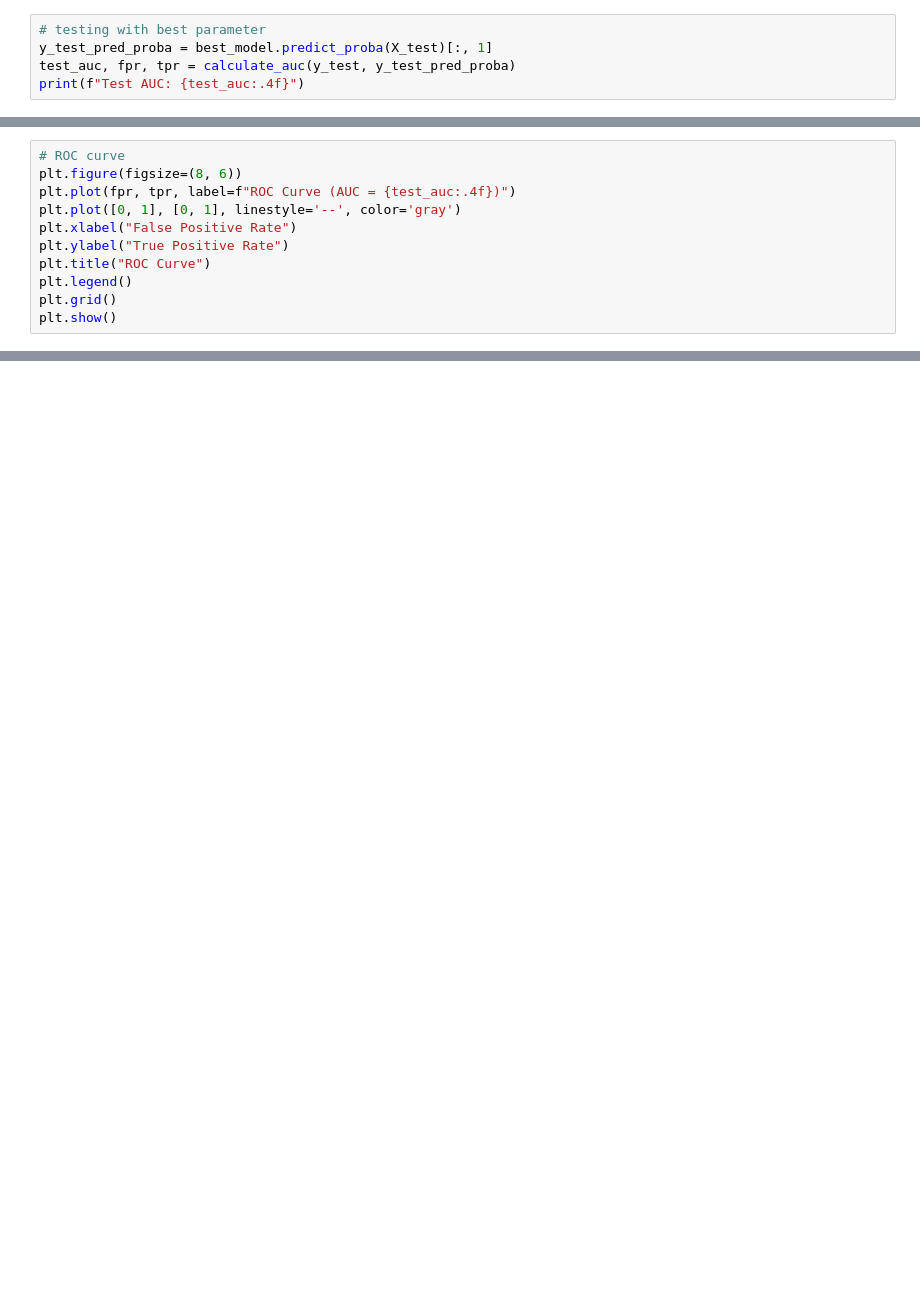
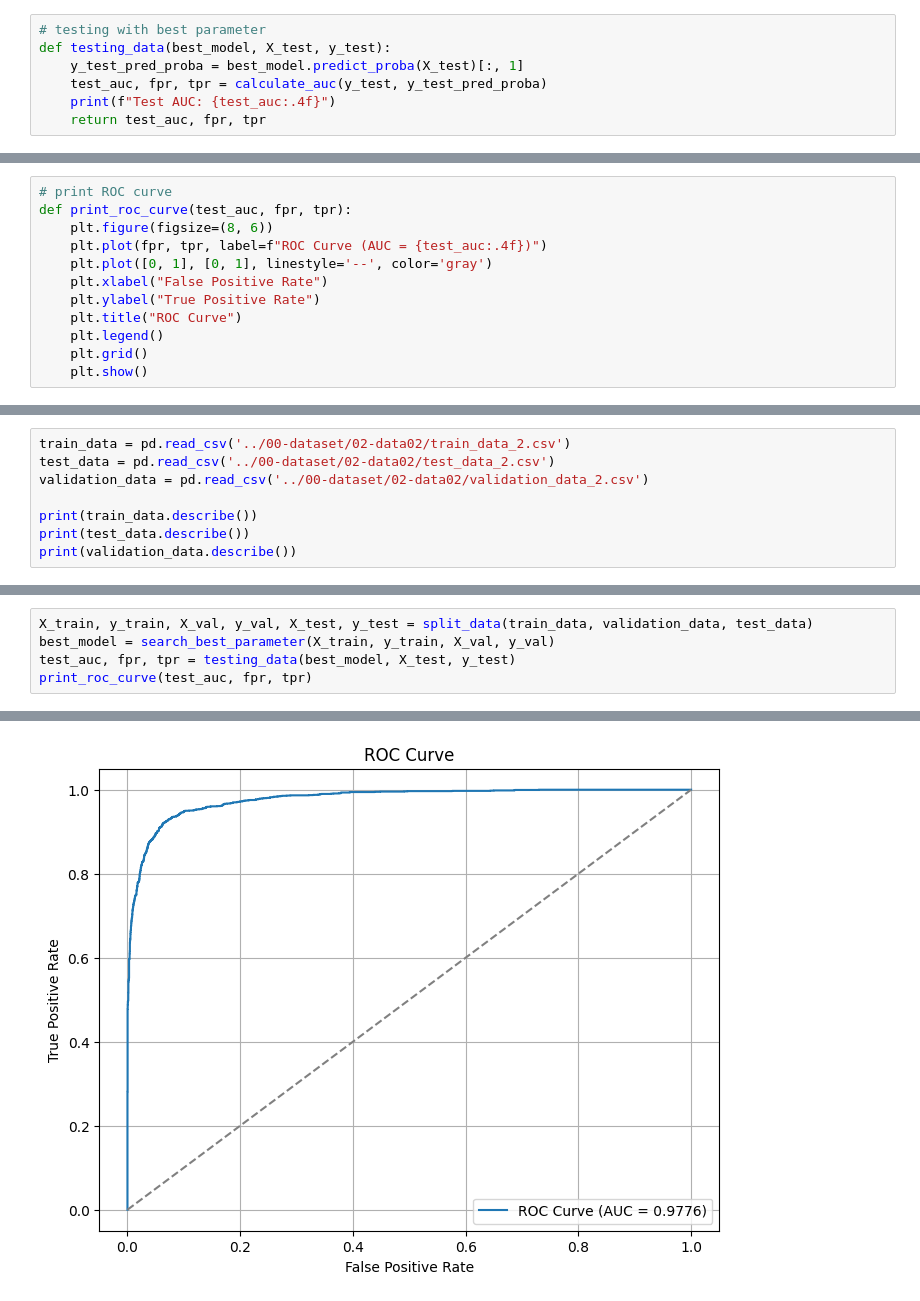
Before and after one commit to andykuo0956/005-ml-group-project, a Jupyter notebook: 02-model/001-random-forest.ipynb, the cells around one changed output, grey strips where cells are left out. Drawn from its saved outputs; the diff is of its cells as text; blank space fills up the shorter version.

Commit message:
random forest, finish all 3 dataset

```diff
--- a/02-model/001-random-forest.ipynb
+++ b/02-model/001-random-forest.ipynb
@@ -75,5 +51,7 @@ Best Validation AUC: 0.8777
 # %%
 # testing with best parameter
-y_test_pred_proba = best_model.predict_proba(X_test)[:, 1]
-test_auc, fpr, tpr = calculate_auc(y_test, y_test_pred_proba)
-print(f"Test AUC: {test_auc:.4f}")
+def testing_data(best_model, X_test, y_test):
+    y_test_pred_proba = best_model.predict_proba(X_test)[:, 1]
+    test_auc, fpr, tpr = calculate_auc(y_test, y_test_pred_proba)
+    print(f"Test AUC: {test_auc:.4f}")
+    return test_auc, fpr, tpr
@@ -82,11 +58,12 @@ Test AUC: 0.8996
 # %%
-# ROC curve
-plt.figure(figsize=(8, 6))
-plt.plot(fpr, tpr, label=f"ROC Curve (AUC = {test_auc:.4f})")
-plt.plot([0, 1], [0, 1], linestyle='--', color='gray')
-plt.xlabel("False Positive Rate")
-plt.ylabel("True Positive Rate")
-plt.title("ROC Curve")
-plt.legend()
-plt.grid()
-plt.show()
+# print ROC curve
+def print_roc_curve(test_auc, fpr, tpr):
+    plt.figure(figsize=(8, 6))
+    plt.plot(fpr, tpr, label=f"ROC Curve (AUC = {test_auc:.4f})")
+    plt.plot([0, 1], [0, 1], linestyle='--', color='gray')
+    plt.xlabel("False Positive Rate")
+    plt.ylabel("True Positive Rate")
+    plt.title("ROC Curve")
+    plt.legend()
+    plt.grid()
+    plt.show()
@@ -94,0 +110,8 @@ plt.show()
+# %%
+train_data = pd.read_csv('../00-dataset/02-data02/train_data_2.csv')
+test_data = pd.read_csv('../00-dataset/02-data02/test_data_2.csv')
+validation_data = pd.read_csv('../00-dataset/02-data02/validation_data_2.csv')
+
+print(train_data.describe())
+print(test_data.describe())
+print(validation_data.describe())
@@ -94,0 +136,6 @@ plt.show()
+# %%
+X_train, y_train, X_val, y_val, X_test, y_test = split_data(train_data, validation_data, test_data)
+best_model = search_best_parameter(X_train, y_train, X_val, y_val)
+test_auc, fpr, tpr = testing_data(best_model, X_test, y_test)
+print_roc_curve(test_auc, fpr, tpr)
+# %% [output]
@@ -94,0 +145 @@ plt.show()
+[figure, added]
```
Also changed, not shown: parts of 15 cells of this notebook, 1 other file.
